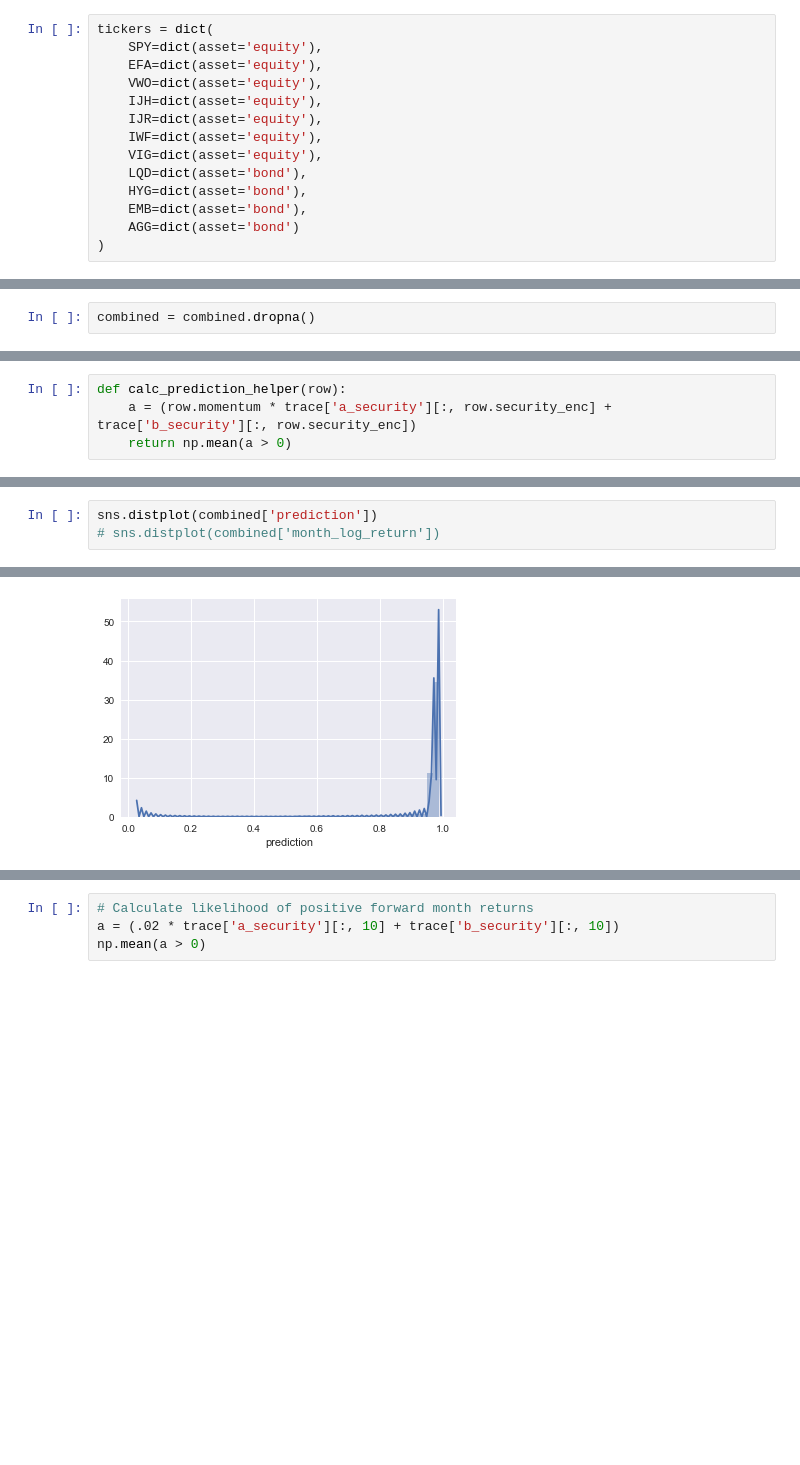
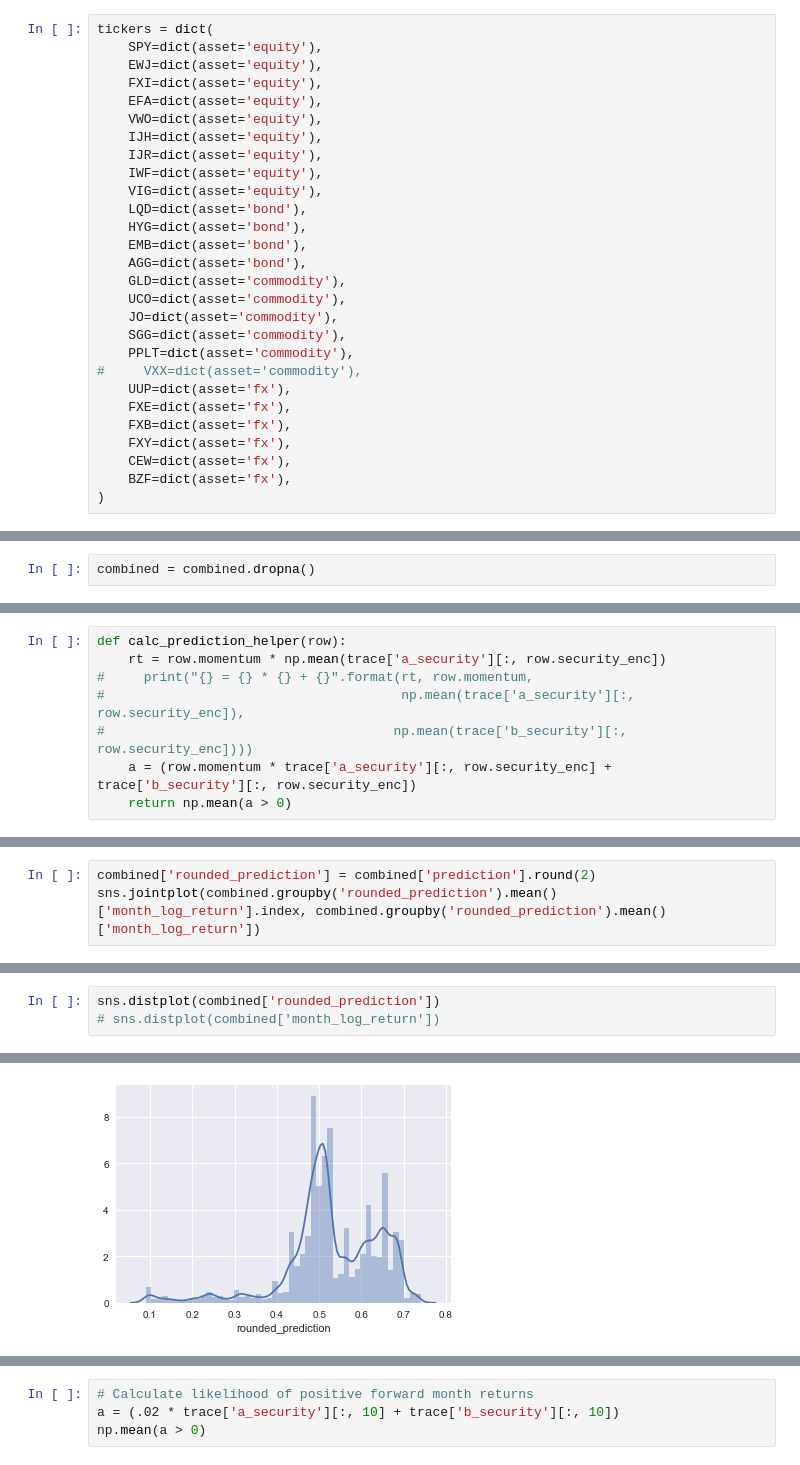
Before and after one commit to bglick13/Bayesian-Stock-Models, a Jupyter notebook: Initial Research.ipynb, the cells around one changed output, grey strips where cells are left out. Drawn from its saved outputs; the diff is of its cells as text; blank space fills up the shorter version.

```diff
--- a/Initial Research.ipynb
+++ b/Initial Research.ipynb
@@ -83,6 +85,8 @@ root_dir = os.getcwd()
 # %%
 tickers = dict(
     SPY=dict(asset='equity'),
+    EWJ=dict(asset='equity'),
+    FXI=dict(asset='equity'),
     EFA=dict(asset='equity'),
     VWO=dict(asset='equity'),
     IJH=dict(asset='equity'),
@@ -92,5 +96,17 @@ tickers = dict(
     LQD=dict(asset='bond'),
     HYG=dict(asset='bond'),
     EMB=dict(asset='bond'),
-    AGG=dict(asset='bond')
+    AGG=dict(asset='bond'),
+    GLD=dict(asset='commodity'),
+    UCO=dict(asset='commodity'),
+    JO=dict(asset='commodity'),
+    SGG=dict(asset='commodity'),
+    PPLT=dict(asset='commodity'),
+#     VXX=dict(asset='commodity'),
+    UUP=dict(asset='fx'),
+    FXE=dict(asset='fx'),
+    FXB=dict(asset='fx'),
+    FXY=dict(asset='fx'),
+    CEW=dict(asset='fx'),
+    BZF=dict(asset='fx'),
 )
@@ -231,5 +260,9 @@ pm.traceplot(trace);
 # %%
 def calc_prediction_helper(row):
+    rt = row.momentum * np.mean(trace['a_security'][:, row.security_enc])
+#     print("{} = {} * {} + {}".format(rt, row.momentum,
+#                                      np.mean(trace['a_security'][:, row.security_enc]),
+#                                     np.mean(trace['b_security'][:, row.security_enc])))
     a = (row.momentum * trace['a_security'][:, row.security_enc] + trace['b_security'][:, row.security_enc])
     return np.mean(a > 0)
 # %%
@@ -242,0 +270,3 @@ See the caveats in the documentation: http://pandas.pydata.org/pandas-docs/stabl
+# %%
+combined['rounded_prediction'] = combined['prediction'].round(2)
+sns.jointplot(combined.groupby('rounded_prediction').mean()['month_log_return'].index, combined.groupby('rounded_prediction').mean()['month_log_return'])
@@ -243,6 +314,6 @@ See the caveats in the documentation: http://pandas.pydata.org/pandas-docs/stabl
 # %%
-sns.distplot(combined['prediction'])
+sns.distplot(combined['rounded_prediction'])
 # sns.distplot(combined['month_log_return'])
 # %% [output]
 <matplotlib.axes._subplots.AxesSubplot at 0x...>
-[figure, old version]
+[figure, new version]
```
Also changed, not shown: parts of 24 cells of this notebook, 14 other files.
